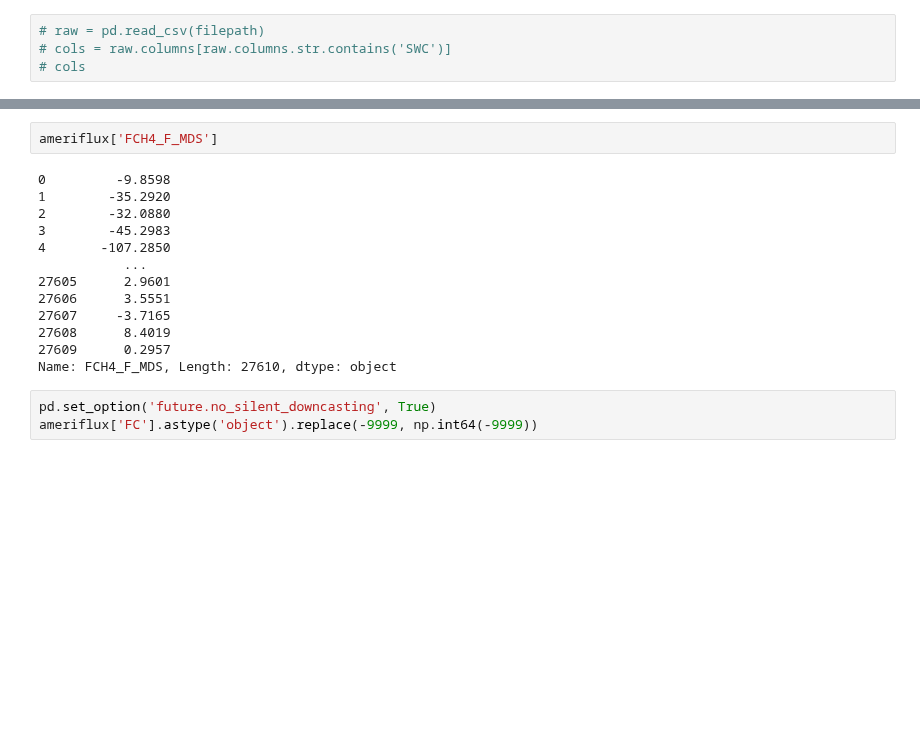
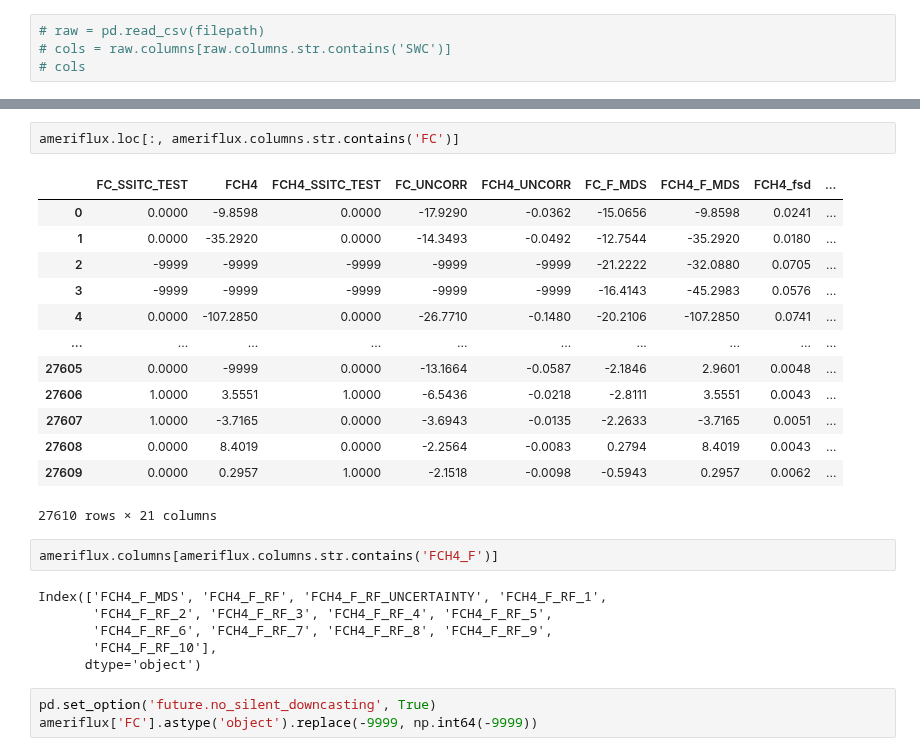
Before and after one commit to ottobriner/atmos-flux-data, a Jupyter notebook: atmos-output.ipynb, the cells around one changed output, grey strips where cells are left out. Cells and saved outputs as stored; diff of their text form; blank space fills up the shorter version.

```diff
--- a/atmos-output.ipynb
+++ b/atmos-output.ipynb
@@ -68,18 +89,27 @@ Index(['FCH4_F_MDS', 'FCH4_F_RF', 'FCH4_F_UNCERTAINTY_RF', 'FCH4_F1_RF',
+# %%
+ameriflux.loc[:, ameriflux.columns.str.contains('FC')]
+# %% [output]
+|  | FC_SSITC_TEST | FCH4 | FCH4_SSITC_TEST | FC_UNCORR | FCH4_UNCORR | FC_F_MDS | FCH4_F_MDS | FCH4_fsd | ... |
+| 0 | 0.0000 | -9.8598 | 0.0000 | -17.9290 | -0.0362 | -15.0656 | -9.8598 | 0.0241 | ... |
+| 1 | 0.0000 | -35.2920 | 0.0000 | -14.3493 | -0.0492 | -12.7544 | -35.2920 | 0.0180 | ... |
+| 2 | -9999 | -9999 | -9999 | -9999 | -9999 | -21.2222 | -32.0880 | 0.0705 | ... |
+| 3 | -9999 | -9999 | -9999 | -9999 | -9999 | -16.4143 | -45.2983 | 0.0576 | ... |
+| 4 | 0.0000 | -107.2850 | 0.0000 | -26.7710 | -0.1480 | -20.2106 | -107.2850 | 0.0741 | ... |
+| ... | ... | ... | ... | ... | ... | ... | ... | ... | ... |
+| 27605 | 0.0000 | -9999 | 0.0000 | -13.1664 | -0.0587 | -2.1846 | 2.9601 | 0.0048 | ... |
+| 27606 | 1.0000 | 3.5551 | 1.0000 | -6.5436 | -0.0218 | -2.8111 | 3.5551 | 0.0043 | ... |
+| 27607 | 1.0000 | -3.7165 | 0.0000 | -3.6943 | -0.0135 | -2.2633 | -3.7165 | 0.0051 | ... |
+| 27608 | 0.0000 | 8.4019 | 0.0000 | -2.2564 | -0.0083 | 0.2794 | 8.4019 | 0.0043 | ... |
+| 27609 | 0.0000 | 0.2957 | 1.0000 | -2.1518 | -0.0098 | -0.5943 | 0.2957 | 0.0062 | ... |
+27610 rows × 21 columns
 # %%
-ameriflux['FCH4_F_MDS']
+ameriflux.columns[ameriflux.columns.str.contains('FCH4_F')]
 # %% [output]
-0         -9.8598
-1        -35.2920
-2        -32.0880
-3        -45.2983
-4       -107.2850
-           ...
-27605      2.9601
-27606      3.5551
-27607     -3.7165
-27608      8.4019
-27609      0.2957
-Name: FCH4_F_MDS, Length: 27610, dtype: object
+Index(['FCH4_F_MDS', 'FCH4_F_RF', 'FCH4_F_RF_UNCERTAINTY', 'FCH4_F_RF_1',
+       'FCH4_F_RF_2', 'FCH4_F_RF_3', 'FCH4_F_RF_4', 'FCH4_F_RF_5',
+       'FCH4_F_RF_6', 'FCH4_F_RF_7', 'FCH4_F_RF_8', 'FCH4_F_RF_9',
+       'FCH4_F_RF_10'],
+      dtype='object')
 # %%
 pd.set_option('future.no_silent_downcasting', True)
 ameriflux['FC'].astype('object').replace(-9999, np.int64(-9999))
```
Also changed, not shown: parts of 3 cells of this notebook, 1 other file.
